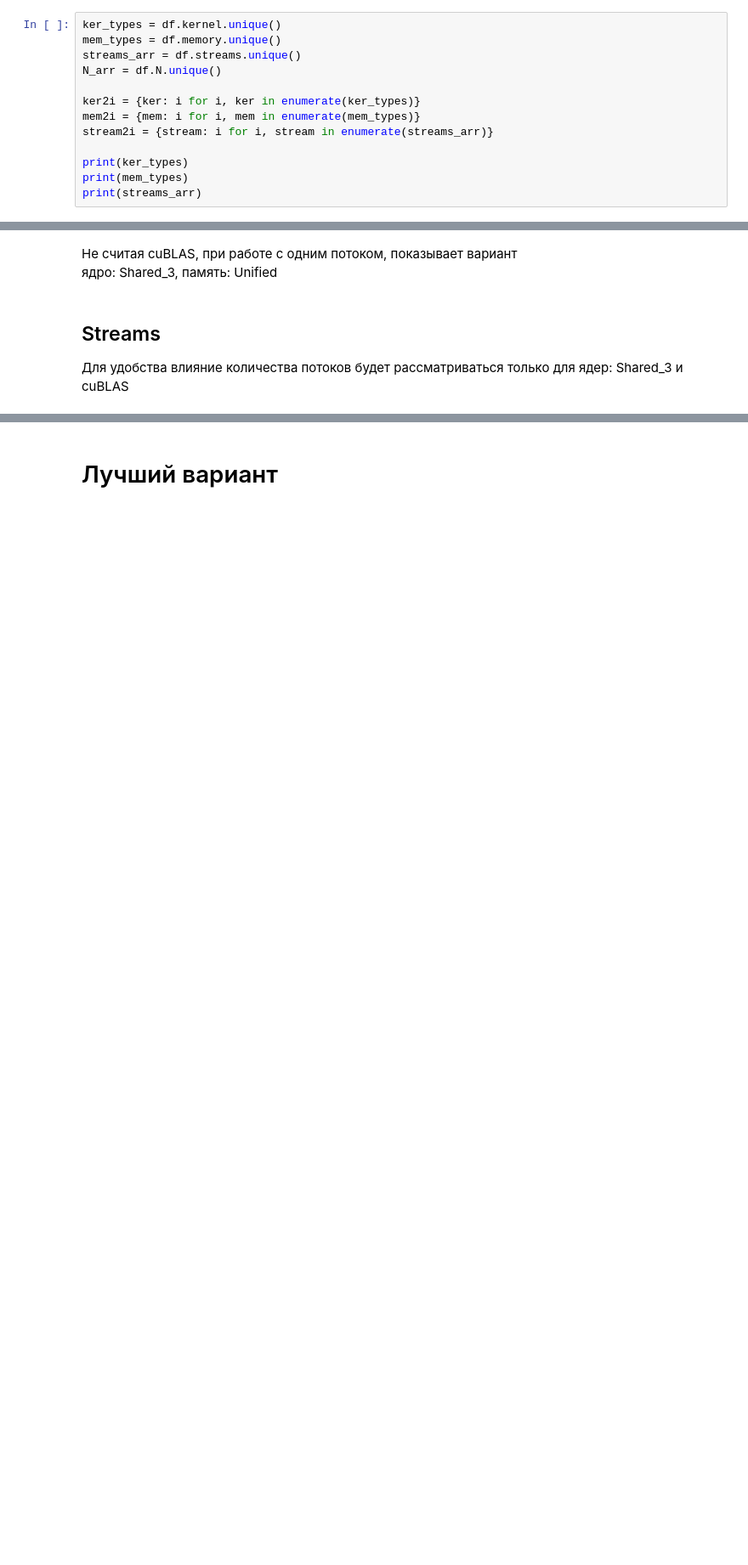
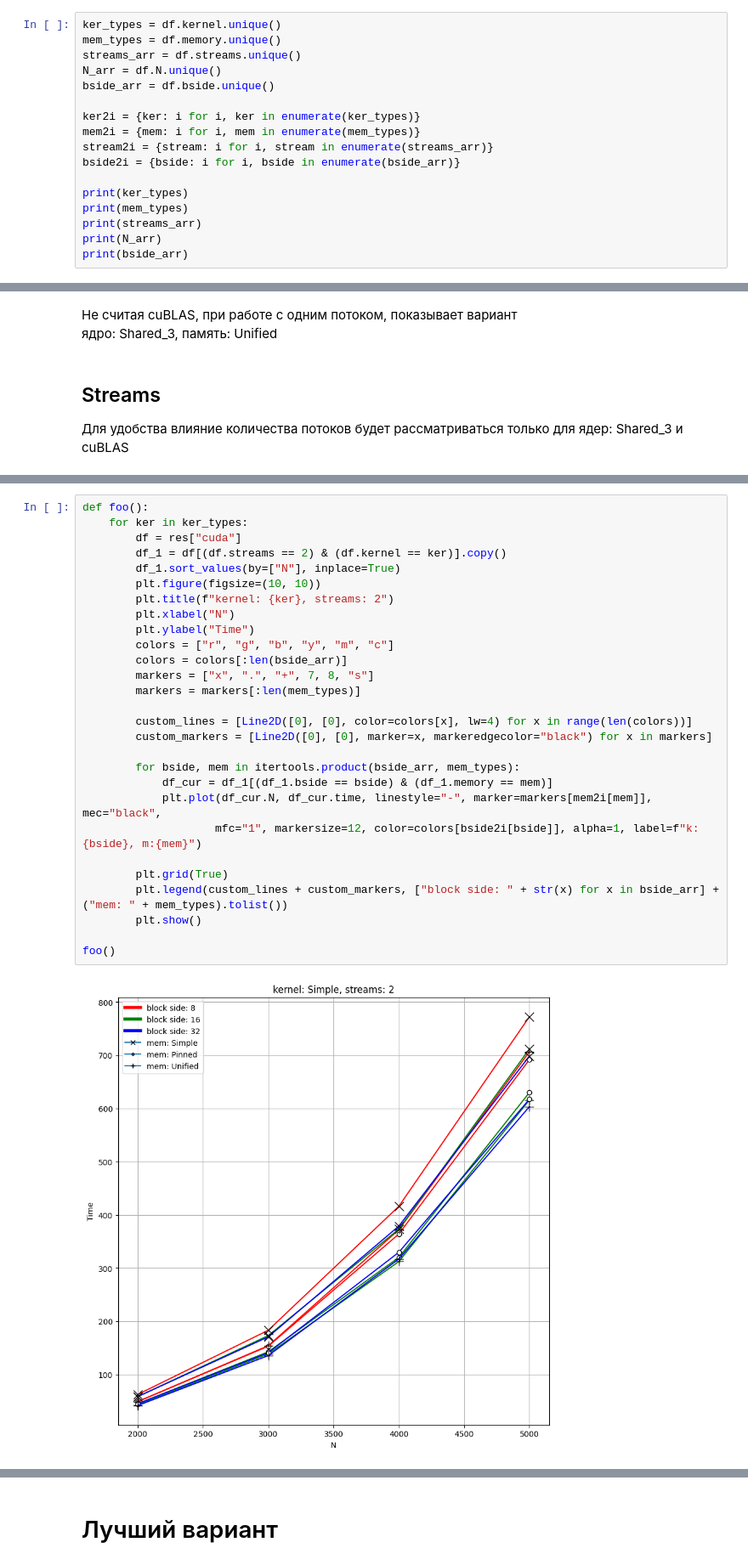
Before and after one commit to MoskalenkoRomanBorisovich/hw2, a Jupyter notebook: results.ipynb, the cells around one changed output, grey strips where cells are left out. Shown at 85% size. Saved outputs shown, nothing was run; the diff lists cells and outputs as text; blank space fills up the shorter version.

```diff
--- a/results.ipynb
+++ b/results.ipynb
@@ -40,14 +41,18 @@ ker_types = df.kernel.unique()
 mem_types = df.memory.unique()
 streams_arr = df.streams.unique()
 N_arr = df.N.unique()
+bside_arr = df.bside.unique()
 
 ker2i = {ker: i for i, ker in enumerate(ker_types)}
 mem2i = {mem: i for i, mem in enumerate(mem_types)}
 stream2i = {stream: i for i, stream in enumerate(streams_arr)}
+bside2i = {bside: i for i, bside in enumerate(bside_arr)}
 
 print(ker_types)
 print(mem_types)
 print(streams_arr)
+print(N_arr)
+print(bside_arr)
 # %% [output]
 ['Simple' 'Shared' 'Shared_2' 'Shared_3' 'cuBLAS']
 ['Simple' 'Pinned' 'Unified']
@@ -191,0 +205,30 @@ foo()
+# %%
+def foo():
+    for ker in ker_types:
+        df = res["cuda"]
+        df_1 = df[(df.streams == 2) & (df.kernel == ker)].copy()
+        df_1.sort_values(by=["N"], inplace=True)
+        plt.figure(figsize=(10, 10))
+        plt.title(f"kernel: {ker}, streams: 2")
+        plt.xlabel("N")
+        plt.ylabel("Time")
+        colors = ["r", "g", "b", "y", "m", "c"]
+        colors = colors[:len(bside_arr)]
+        markers = ["x", ".", "+", 7, 8, "s"]
+        markers = markers[:len(mem_types)]
+
+        custom_lines = [Line2D([0], [0], color=colors[x], lw=4) for x in range(len(colors))]
+        custom_markers = [Line2D([0], [0], marker=x, markeredgecolor="black") for x in markers]
+
+        for bside, mem in itertools.product(bside_arr, mem_types):
+            df_cur = df_1[(df_1.bside == bside) & (df_1.memory == mem)]
+            plt.plot(df_cur.N, df_cur.time, linestyle="-", marker=markers[mem2i[mem]], mec="black",
+                    mfc="1", markersize=12, color=colors[bside2i[bside]], alpha=1, label=f"k:{bside}, m:{mem}")
+
+        plt.grid(True)
+        plt.legend(custom_lines + custom_markers, ["block side: " + str(x) for x in bside_arr] + ("mem: " + mem_types).tolist())
+        plt.show()
+
+foo()
+# %% [output]
+[figure, added]
```
Also changed, not shown: parts of 21 cells of this notebook, 1 other file.
